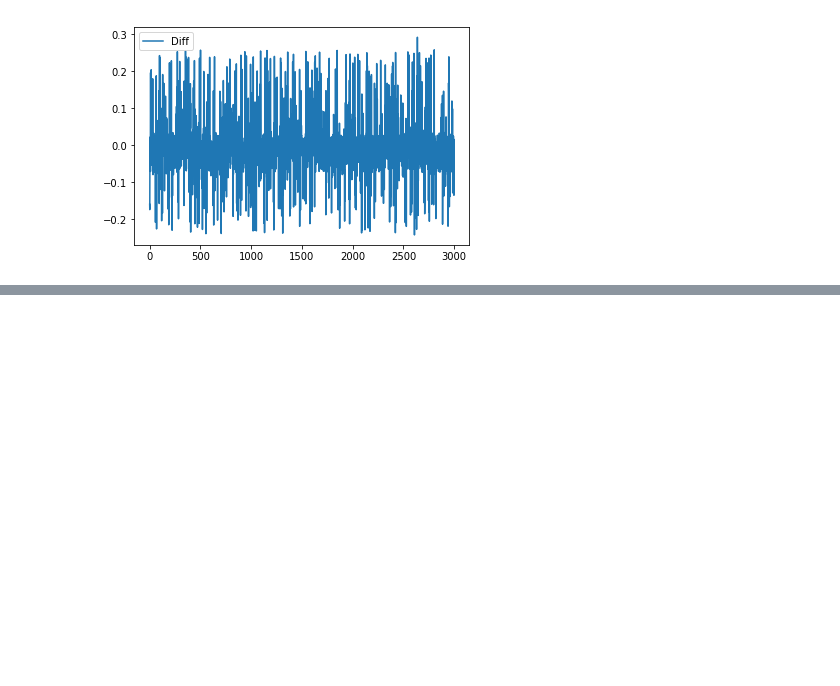
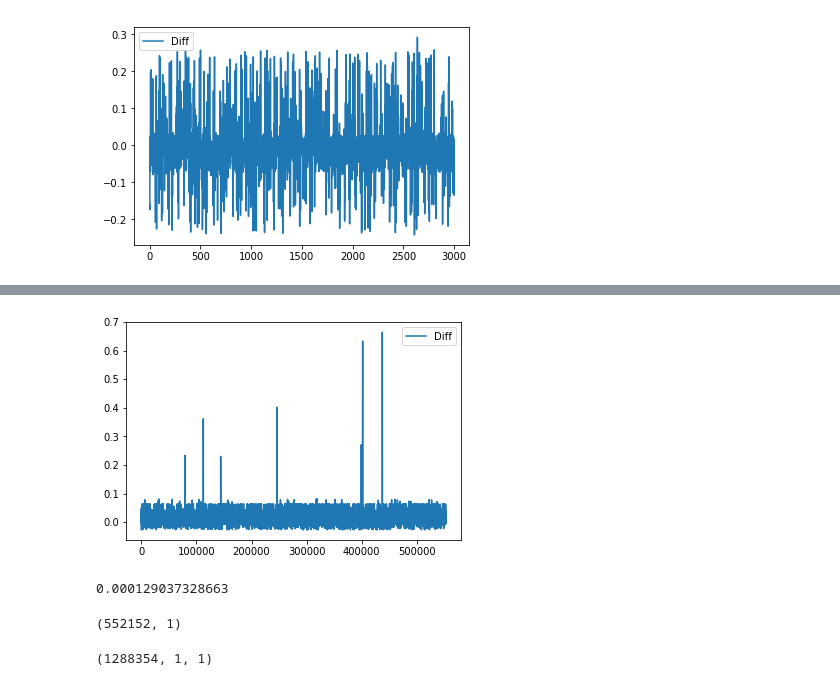
Before and after one commit to bhushan23/SmartOff, a Jupyter notebook: LSTM.ipynb, the cells around one changed output, grey strips where cells are left out. Cells and saved outputs as stored; diff of their text form; code cells hidden in the pictures; blank space fills up the shorter version.

```diff
--- a/LSTM.ipynb
+++ b/LSTM.ipynb
@@ -191,0 +235,2 @@ pyplot.show()
+# %%
+Diff = Y_Test - prediction
@@ -191,0 +244,18 @@ pyplot.show()
+# %%
+pyplot.plot(Diff, label='Diff')
+pyplot.legend()
+pyplot.show()
+# %% [output]
+[figure, added]
+# %%
+print(mean_squared_error(Y_Test, prediction))
+# %% [output]
+0.000129037328663
+# %%
+print(Y_Test.shape)
+# %% [output]
+(552152, 1)
+# %%
+print(X_Train.shape)
+# %% [output]
+(1288354, 1, 1)
```
Also changed, not shown: parts of 10 cells of this notebook.
